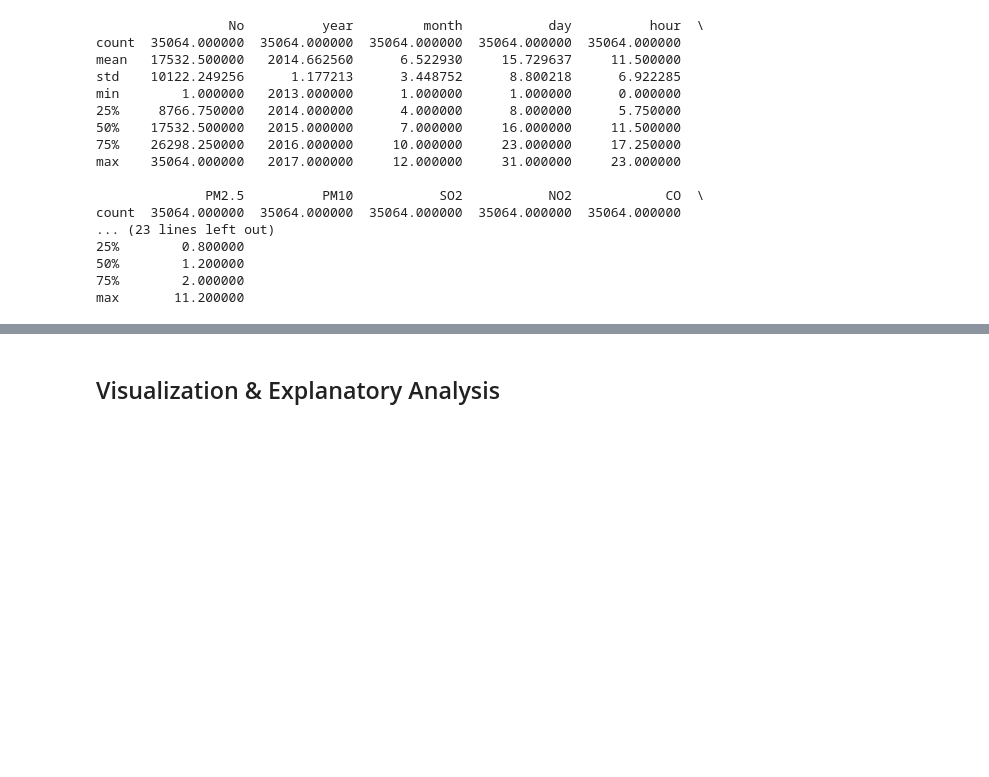
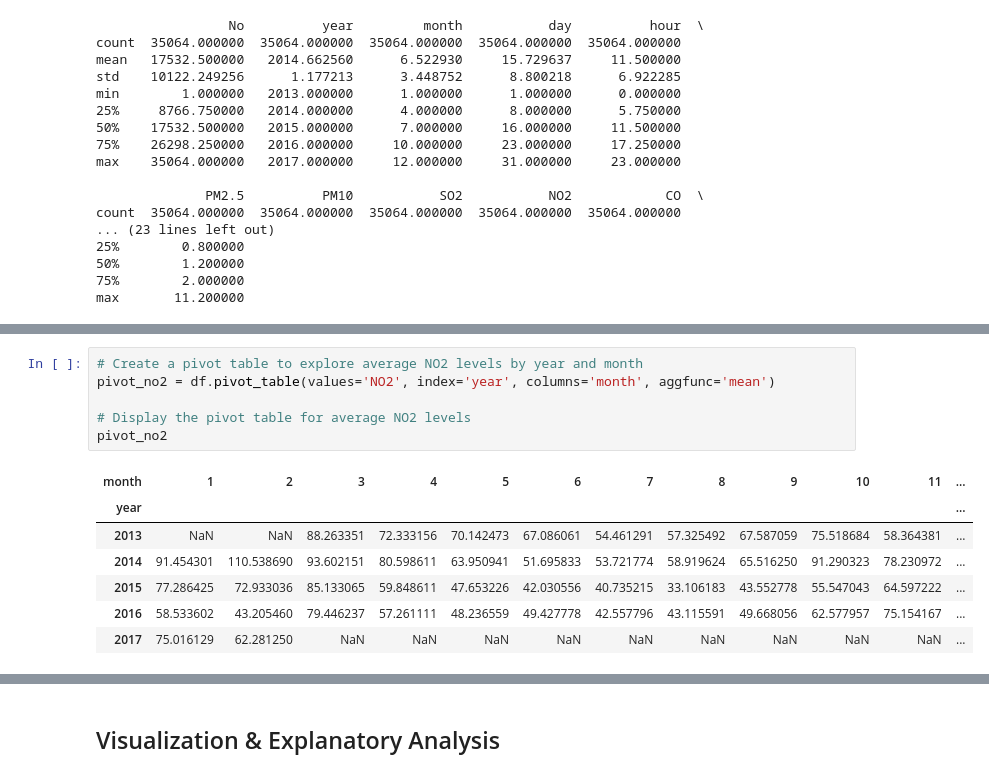
Before and after one commit to windyrahayu45/Analisis-Submit, a Jupyter notebook: Proyek_Analisis_Data.ipynb, the cells around one changed output, grey strips where cells are left out. Drawn from its saved outputs; the diff is of its cells as text; blank space fills up the shorter version.

```diff
--- a/Proyek_Analisis_Data.ipynb
+++ b/Proyek_Analisis_Data.ipynb
@@ -166,0 +204,14 @@ max       11.200000
+# %%
+# Create a pivot table to explore average NO2 levels by year and month
+pivot_no2 = df.pivot_table(values='NO2', index='year', columns='month', aggfunc='mean')
+
+# Display the pivot table for average NO2 levels
+pivot_no2
+# %% [output]
+| month | 1 | 2 | 3 | 4 | 5 | 6 | 7 | 8 | 9 | 10 | 11 | ... |
+| year |  |  |  |  |  |  |  |  |  |  |  | ... |
+| 2013 | NaN | NaN | 88.263351 | 72.333156 | 70.142473 | 67.086061 | 54.461291 | 57.325492 | 67.587059 | 75.518684 | 58.364381 | ... |
+| 2014 | 91.454301 | 110.538690 | 93.602151 | 80.598611 | 63.950941 | 51.695833 | 53.721774 | 58.919624 | 65.516250 | 91.290323 | 78.230972 | ... |
+| 2015 | 77.286425 | 72.933036 | 85.133065 | 59.848611 | 47.653226 | 42.030556 | 40.735215 | 33.106183 | 43.552778 | 55.547043 | 64.597222 | ... |
+| 2016 | 58.533602 | 43.205460 | 79.446237 | 57.261111 | 48.236559 | 49.427778 | 42.557796 | 43.115591 | 49.668056 | 62.577957 | 75.154167 | ... |
+| 2017 | 75.016129 | 62.281250 | NaN | NaN | NaN | NaN | NaN | NaN | NaN | NaN | NaN | ... |
```
Also changed, not shown: parts of 10 cells of this notebook, 1 other file.
